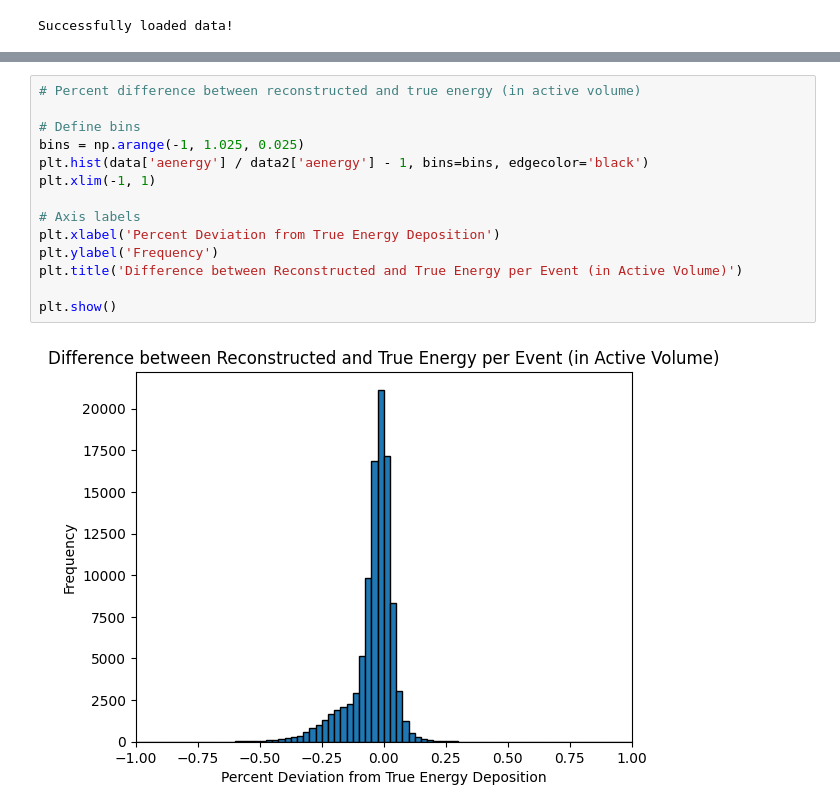
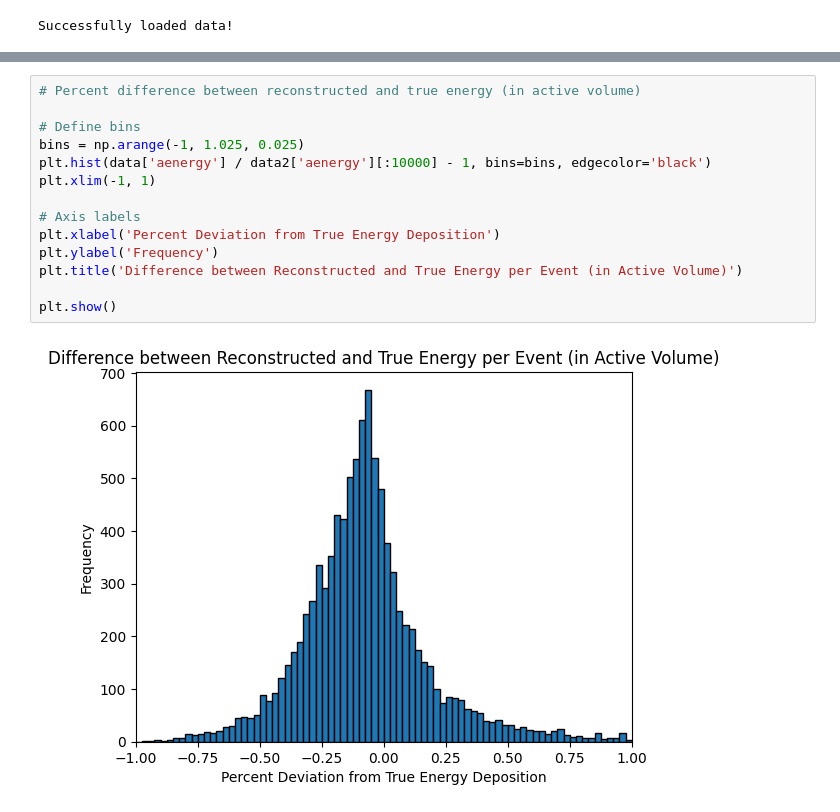
Before and after one commit to vaccarojohn/SNeNDSim, a Jupyter notebook: detectorsim/signal/signal_segment_analysis.ipynb, the cells around one changed output, grey strips where cells are left out. Cells and saved outputs as stored; diff of their text form.

```diff
--- a/detectorsim/signal/signal_segment_analysis.ipynb
+++ b/detectorsim/signal/signal_segment_analysis.ipynb
@@ -30,19 +30,19 @@ plt.show()
 # %%
 # Percent difference between reconstructed and true energy (in active volume)
 
 # Define bins
 bins = np.arange(-1, 1.025, 0.025)
-plt.hist(data['aenergy'] / data2['aenergy'] - 1, bins=bins, edgecolor='black')
+plt.hist(data['aenergy'] / data2['aenergy'][:10000] - 1, bins=bins, edgecolor='black')
 plt.xlim(-1, 1)
 
 # Axis labels
 plt.xlabel('Percent Deviation from True Energy Deposition')
 plt.ylabel('Frequency')
 plt.title('Difference between Reconstructed and True Energy per Event (in Active Volume)')
 
 plt.show()
 # %% [output]
-[figure, old version]
+[figure, new version]
 # %%
 # Energy deposited in signal volume per event
 
```
Also changed, not shown: parts of 13 cells of this notebook, 35 other files.
